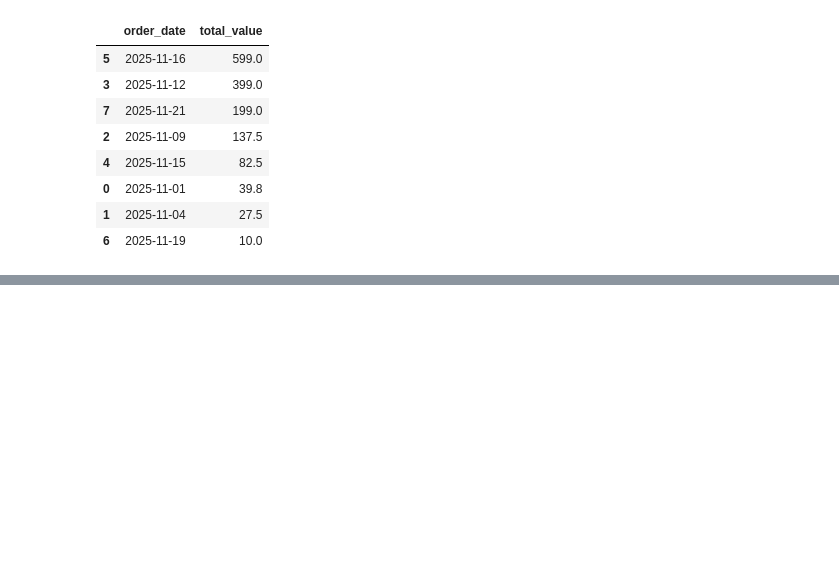
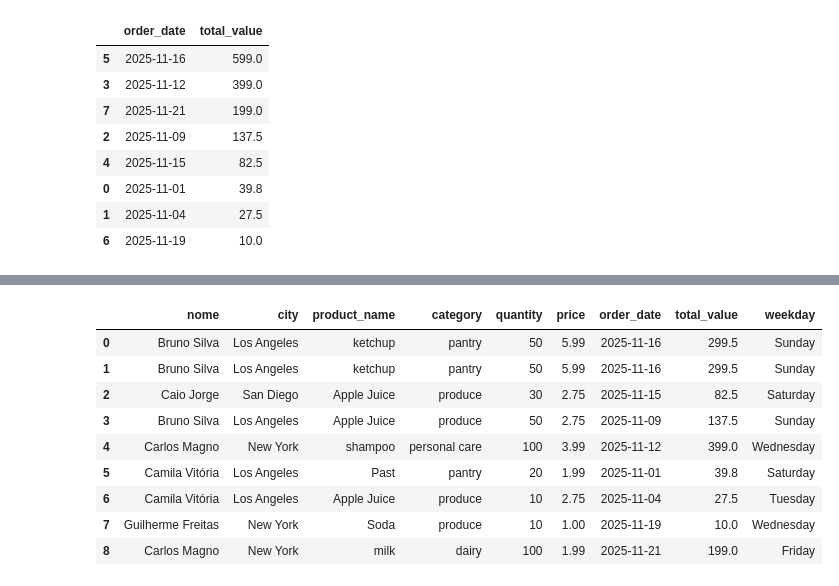
Before and after one commit to viniciuzzz-p/conexao-python-sql, a Jupyter notebook: ecommerce.ipynb, the cells around one changed output, grey strips where cells are left out. Drawn from its saved outputs; the diff is of its cells as text; code cells hidden in the pictures; blank space fills up the shorter version.

```diff
--- a/ecommerce.ipynb
+++ b/ecommerce.ipynb
@@ -108,0 +222,3 @@ vendas_por_dia.sort_values(by='total_value', ascending=False)
+# %%
+df_order['order_date'] = pd.to_datetime(df_order['order_date'])
+df_order
@@ -108,0 +236,15 @@ vendas_por_dia.sort_values(by='total_value', ascending=False)
+# %%
+df_order['weekday'] = df_order['order_date'].dt.day_name()
+# %%
+df_order
+# %% [output]
+|  | nome | city | product_name | category | quantity | price | order_date | total_value | weekday |
+| 0 | Bruno Silva | Los Angeles | ketchup | pantry | 50 | 5.99 | 2025-11-16 | 299.5 | Sunday |
+| 1 | Bruno Silva | Los Angeles | ketchup | pantry | 50 | 5.99 | 2025-11-16 | 299.5 | Sunday |
+| 2 | Caio Jorge | San Diego | Apple Juice | produce | 30 | 2.75 | 2025-11-15 | 82.5 | Saturday |
+| 3 | Bruno Silva | Los Angeles | Apple Juice | produce | 50 | 2.75 | 2025-11-09 | 137.5 | Sunday |
+| 4 | Carlos Magno | New York | shampoo | personal care | 100 | 3.99 | 2025-11-12 | 399.0 | Wednesday |
+| 5 | Camila Vitória | Los Angeles | Past | pantry | 20 | 1.99 | 2025-11-01 | 39.8 | Saturday |
+| 6 | Camila Vitória | Los Angeles | Apple Juice | produce | 10 | 2.75 | 2025-11-04 | 27.5 | Tuesday |
+| 7 | Guilherme Freitas | New York | Soda | produce | 10 | 1.00 | 2025-11-19 | 10.0 | Wednesday |
+| 8 | Carlos Magno | New York | milk | dairy | 100 | 1.99 | 2025-11-21 | 199.0 | Friday |
```
Also changed, not shown: parts of 17 cells of this notebook.
